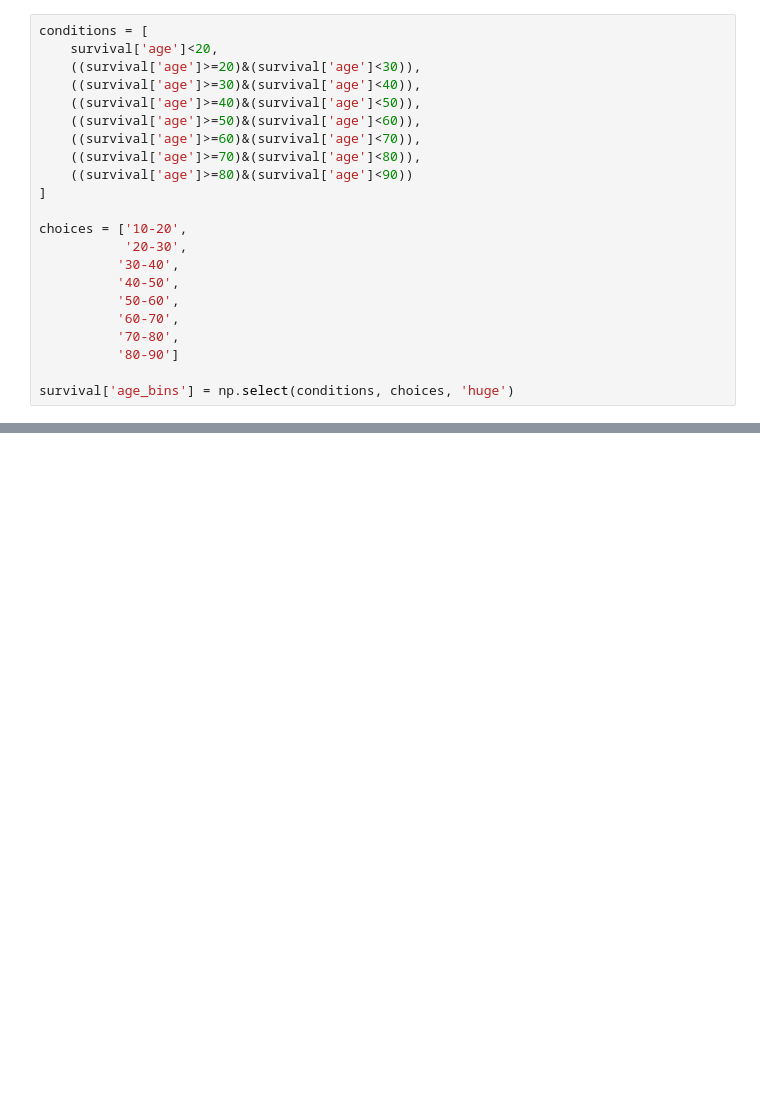
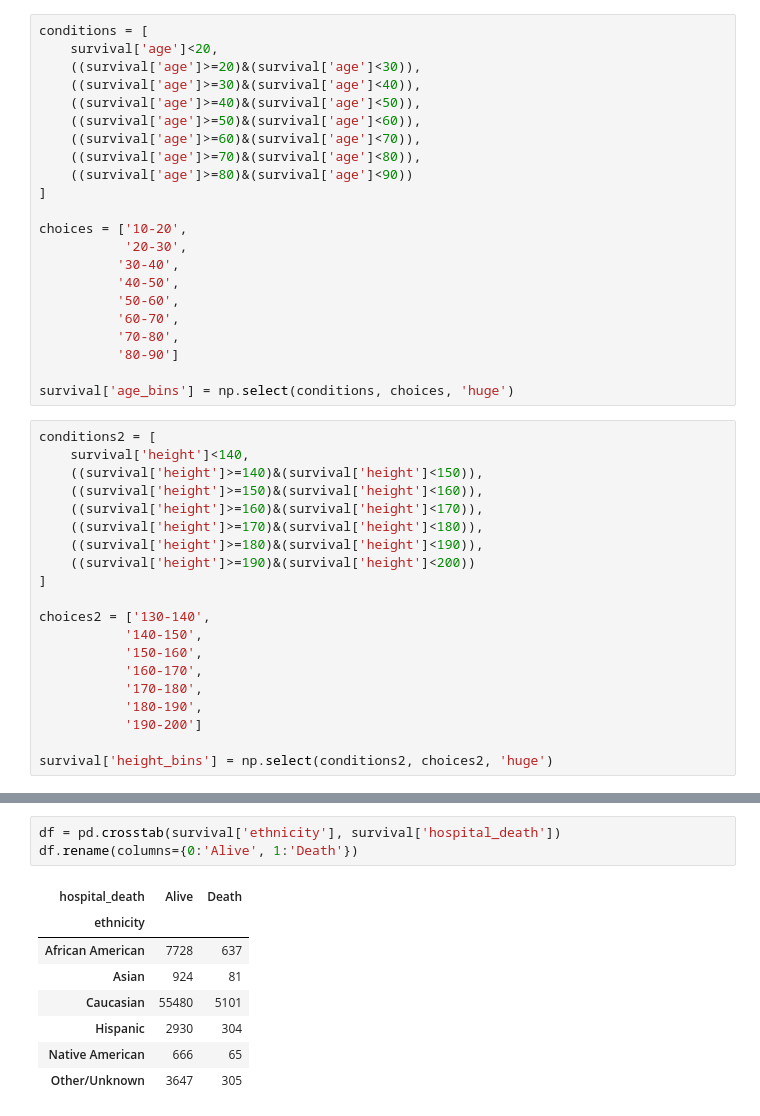
Before and after one commit to Edgart371/Project-5-Streamlit-Dashboard, a Jupyter notebook: cleaning_code.ipynb, the cells around one changed output, grey strips where cells are left out. Drawn from its saved outputs; the diff is of its cells as text; blank space fills up the shorter version.

```diff
--- a/cleaning_code.ipynb
+++ b/cleaning_code.ipynb
@@ -235,3 +198,23 @@ choices = ['10-20',
           '80-90']
 
 survival['age_bins'] = np.select(conditions, choices, 'huge')
+# %%
+conditions2 = [
+    survival['height']<140,
+    ((survival['height']>=140)&(survival['height']<150)),
+    ((survival['height']>=150)&(survival['height']<160)),
+    ((survival['height']>=160)&(survival['height']<170)),
+    ((survival['height']>=170)&(survival['height']<180)),
+    ((survival['height']>=180)&(survival['height']<190)),
+    ((survival['height']>=190)&(survival['height']<200))
+]
+
+choices2 = ['130-140',
+           '140-150',
+           '150-160',
+           '160-170',
+           '170-180',
+           '180-190',
+           '190-200']
+
+survival['height_bins'] = np.select(conditions2, choices2, 'huge')
@@ -293,0 +303,12 @@ plt.show()
+# %%
+df = pd.crosstab(survival['ethnicity'], survival['hospital_death'])
+df.rename(columns={0:'Alive', 1:'Death'})
+# %% [output]
+| hospital_death | Alive | Death |
+| ethnicity |  |  |
+| African American | 7728 | 637 |
+| Asian | 924 | 81 |
+| Caucasian | 55480 | 5101 |
+| Hispanic | 2930 | 304 |
+| Native American | 666 | 65 |
+| Other/Unknown | 3647 | 305 |
```
Also changed, not shown: parts of 25 cells of this notebook, 1 other file.
